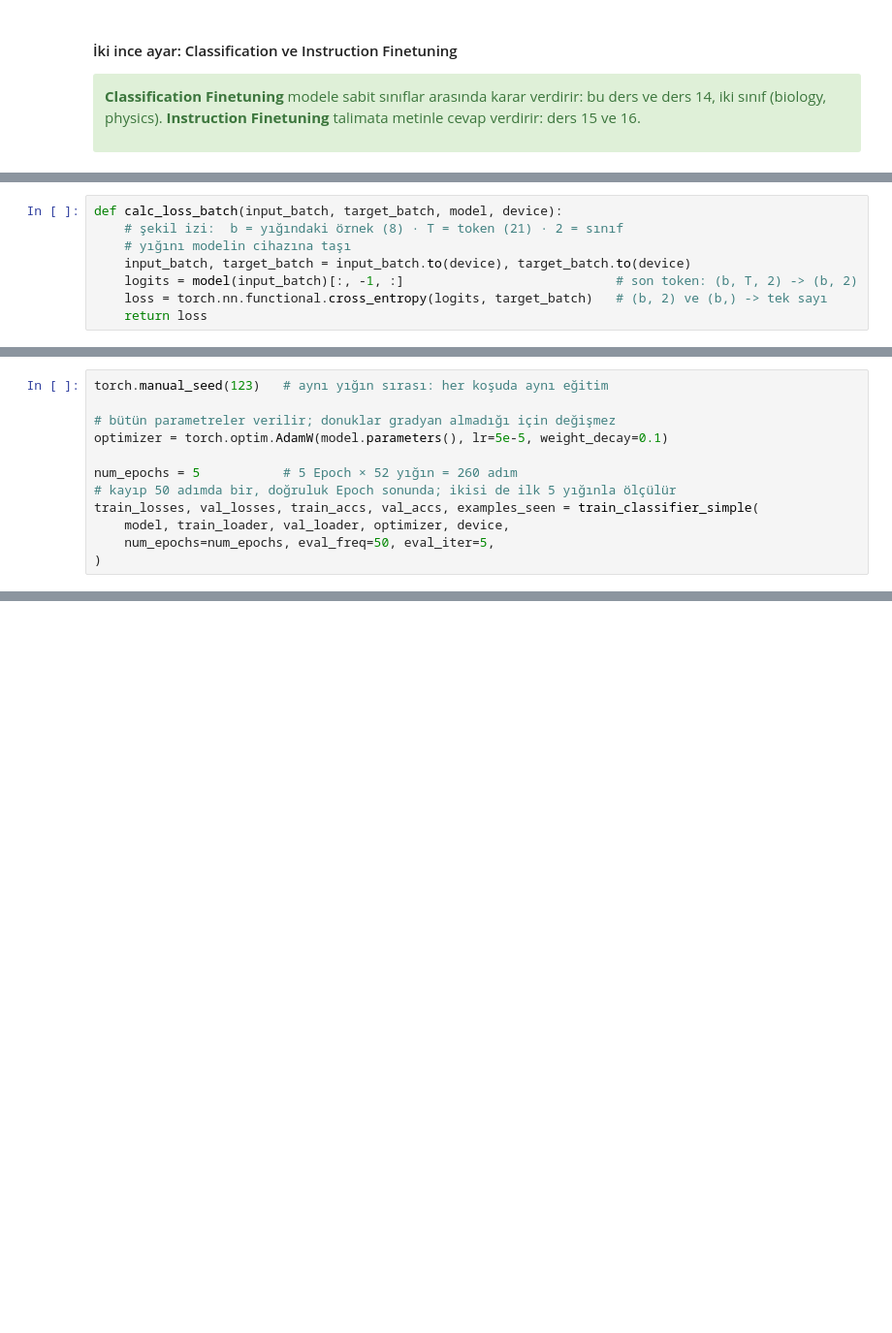
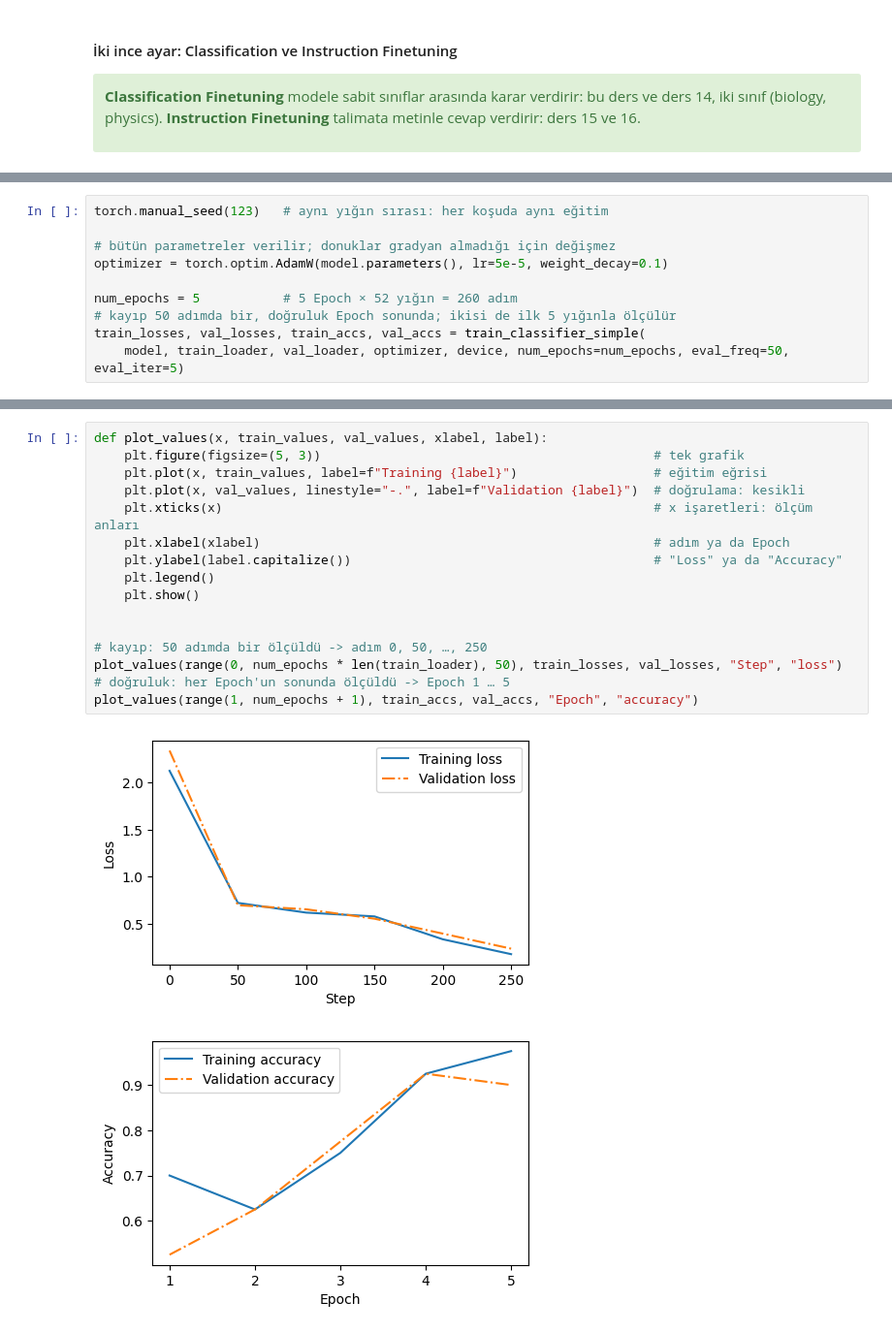
Before and after one commit to celiktepesahin/chatgpt-from-scratch-tr, a Jupyter notebook: FULL-SERIES.ipynb, the cells around one changed output, grey strips where cells are left out. Shown at 97% size. Saved outputs shown, nothing was run; the diff lists cells and outputs as text; blank space fills up the shorter version.

```diff
--- a/FULL-SERIES.ipynb
+++ b/FULL-SERIES.ipynb
@@ -5480,10 +5459,12 @@ Ders 10'daki sürümden tek fark: kayıp yalnız son token'ın puanlarından hes
 
 </div>
 # %%
-def calc_loss_batch(input_batch, target_batch, model, device):
-    # şekil izi:  b = yığındaki örnek (8) · T = token (21) · 2 = sınıf
-    # yığını modelin cihazına taşı
-    input_batch, target_batch = input_batch.to(device), target_batch.to(device)
-    logits = model(input_batch)[:, -1, :]                            # son token: (b, T, 2) -> (b, 2)
-    loss = torch.nn.functional.cross_entropy(logits, target_batch)   # (b, 2) ve (b,) -> tek sayı
-    return loss
+torch.manual_seed(123)   # aynı yığın sırası: her koşuda aynı eğitim
+
+# bütün parametreler verilir; donuklar gradyan almadığı için değişmez
+optimizer = torch.optim.AdamW(model.parameters(), lr=5e-5, weight_decay=0.1)
+
+num_epochs = 5           # 5 Epoch × 52 yığın = 260 adım
+# kayıp 50 adımda bir, doğruluk Epoch sonunda; ikisi de ilk 5 yığınla ölçülür
+train_losses, val_losses, train_accs, val_accs = train_classifier_simple(
+    model, train_loader, val_loader, optimizer, device, num_epochs=num_epochs, eval_freq=50, eval_iter=5)
@@ -5542,12 +5488,0 @@ Tohum en başta: aynı karıştırma sırası, aynı günlük.
-# %%
-torch.manual_seed(123)   # aynı yığın sırası: her koşuda aynı eğitim
-
-# bütün parametreler verilir; donuklar gradyan almadığı için değişmez
-optimizer = torch.optim.AdamW(model.parameters(), lr=5e-5, weight_decay=0.1)
-
-num_epochs = 5           # 5 Epoch × 52 yığın = 260 adım
-# kayıp 50 adımda bir, doğruluk Epoch sonunda; ikisi de ilk 5 yığınla ölçülür
-train_losses, val_losses, train_accs, val_accs, examples_seen = train_classifier_simple(
-    model, train_loader, val_loader, optimizer, device,
-    num_epochs=num_epochs, eval_freq=50, eval_iter=5,
-)
@@ -5571,0 +5497,19 @@ Günlükte iki ritmi oku: kayıp her 50 adımda, doğruluk her Epoch sonunda öl
+# %%
+def plot_values(x, train_values, val_values, xlabel, label):
+    plt.figure(figsize=(5, 3))                                            # tek grafik
+    plt.plot(x, train_values, label=f"Training {label}")                  # eğitim eğrisi
+    plt.plot(x, val_values, linestyle="-.", label=f"Validation {label}")  # doğrulama: kesikli
+    plt.xticks(x)                                                         # x işaretleri: ölçüm anları
+    plt.xlabel(xlabel)                                                    # adım ya da Epoch
+    plt.ylabel(label.capitalize())                                        # "Loss" ya da "Accuracy"
+    plt.legend()
+    plt.show()
+
+
+# kayıp: 50 adımda bir ölçüldü -> adım 0, 50, …, 250
+plot_values(range(0, num_epochs * len(train_loader), 50), train_losses, val_losses, "Step", "loss")
+# doğruluk: her Epoch'un sonunda ölçüldü -> Epoch 1 … 5
+plot_values(range(1, num_epochs + 1), train_accs, val_accs, "Epoch", "accuracy")
+# %% [output]
+[figure, added]
+[figure, added]
```
Also changed, not shown: parts of 188 cells of this notebook.
